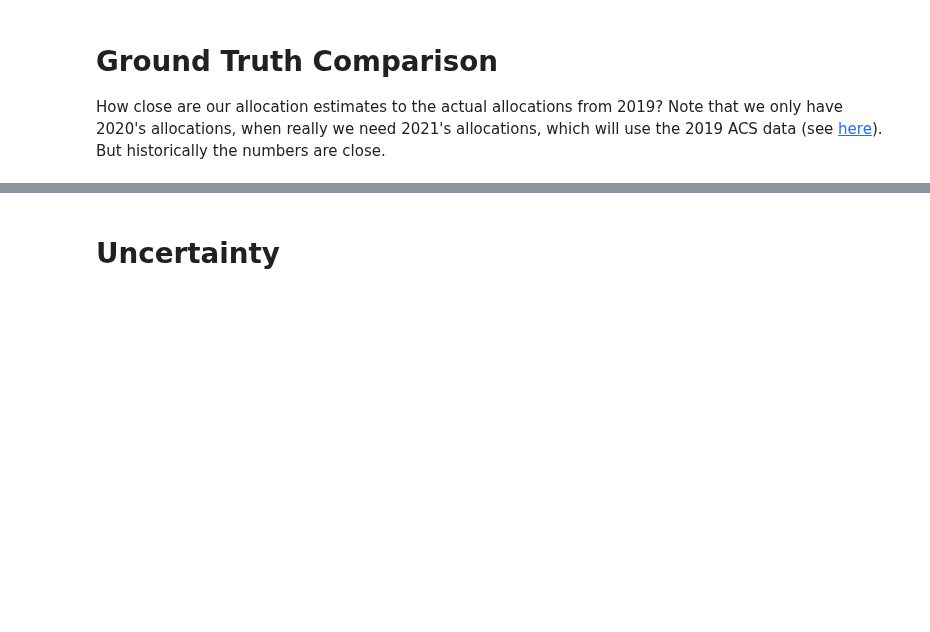
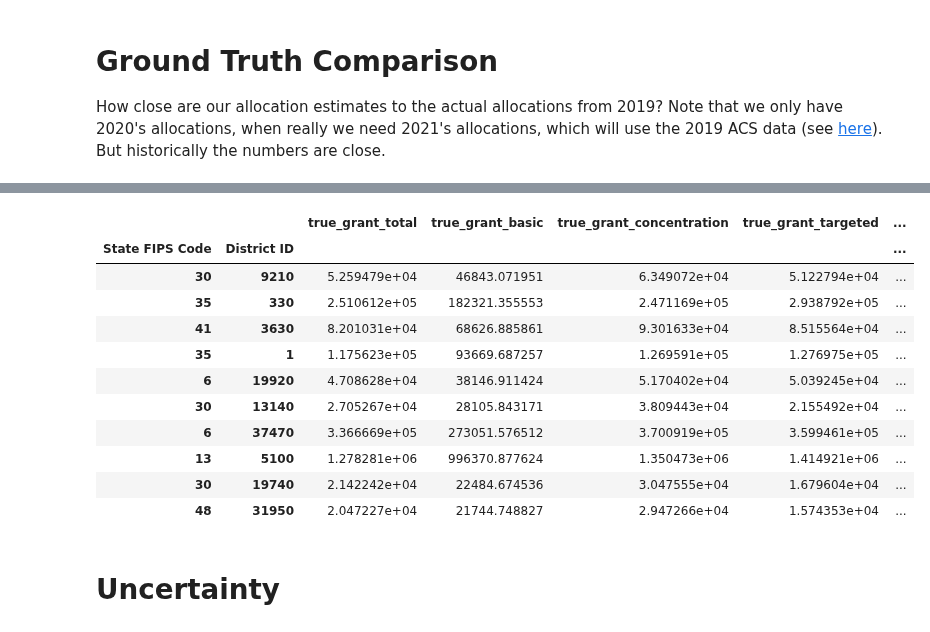
Before and after one commit to ryansteed/dp-policy, a Jupyter notebook: notebooks/titlei.ipynb, the cells around one changed output, grey strips where cells are left out. Saved outputs shown, nothing was run; the diff lists cells and outputs as text; code cells hidden in the pictures; blank space fills up the shorter version.

```diff
--- a/notebooks/titlei.ipynb
+++ b/notebooks/titlei.ipynb
@@ -406,3 +442,18 @@ true_allocations["Allocation_2020"].sum()
+# %%
+allocs.sort_values("error_per_capita").head(10)
+# %% [output]
+|  |  | true_grant_total | true_grant_basic | true_grant_concentration | true_grant_targeted | ... |
+| State FIPS Code | District ID |  |  |  |  | ... |
+| 30 | 9210 | 5.259479e+04 | 46843.071951 | 6.349072e+04 | 5.122794e+04 | ... |
+| 35 | 330 | 2.510612e+05 | 182321.355553 | 2.471169e+05 | 2.938792e+05 | ... |
+| 41 | 3630 | 8.201031e+04 | 68626.885861 | 9.301633e+04 | 8.515564e+04 | ... |
+| 35 | 1 | 1.175623e+05 | 93669.687257 | 1.269591e+05 | 1.276975e+05 | ... |
+| 6 | 19920 | 4.708628e+04 | 38146.911424 | 5.170402e+04 | 5.039245e+04 | ... |
+| 30 | 13140 | 2.705267e+04 | 28105.843171 | 3.809443e+04 | 2.155492e+04 | ... |
+| 6 | 37470 | 3.366669e+05 | 273051.576512 | 3.700919e+05 | 3.599461e+05 | ... |
+| 13 | 5100 | 1.278281e+06 | 996370.877624 | 1.350473e+06 | 1.414921e+06 | ... |
+| 30 | 19740 | 2.142242e+04 | 22484.674536 | 3.047555e+04 | 1.679604e+04 | ... |
+| 48 | 31950 | 2.047227e+04 | 21744.748827 | 2.947266e+04 | 1.574353e+04 | ... |
 # %% [markdown]
 # Uncertainty
 # %% [markdown]
```
Also changed, not shown: parts of 6 cells of this notebook, 2 other files.
